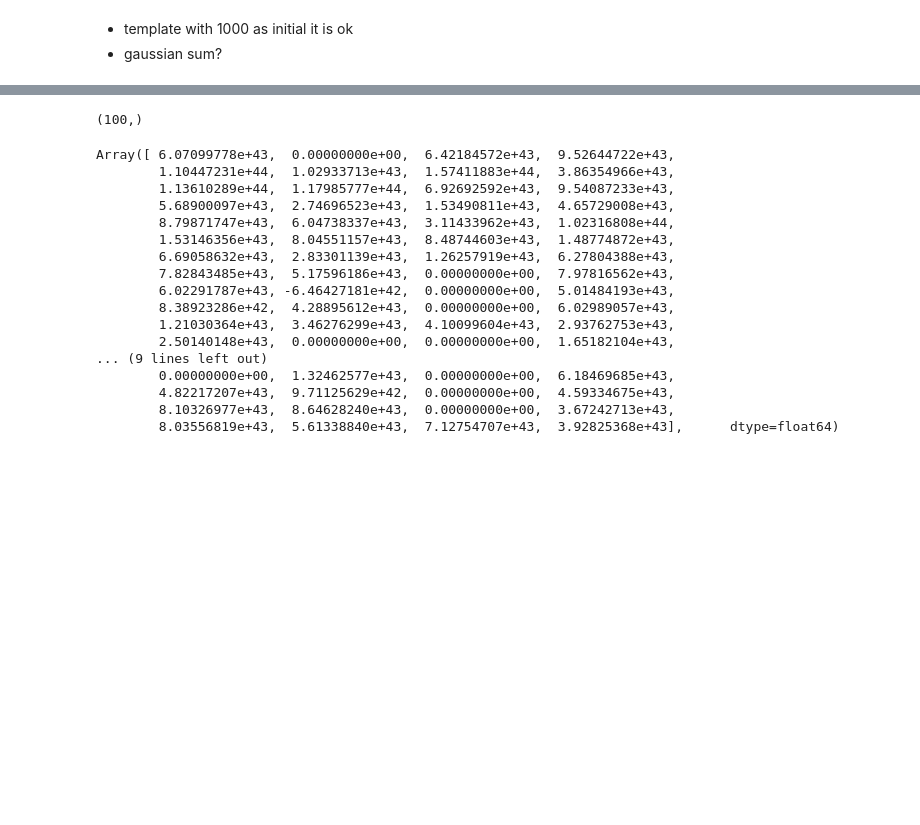
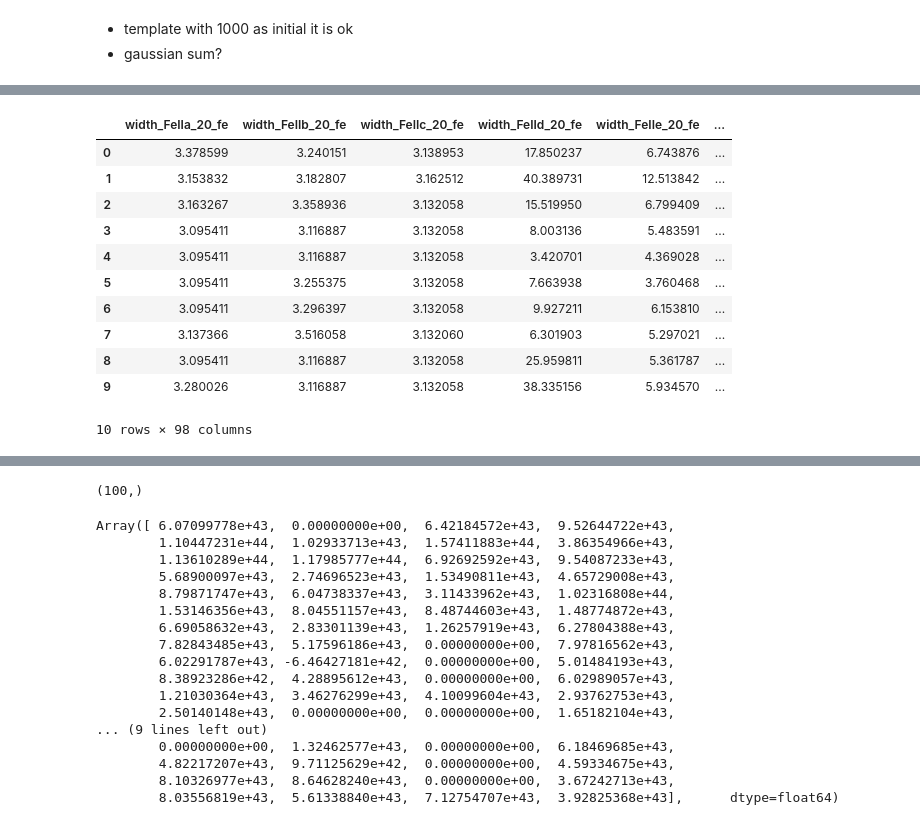
Before and after one commit to felavila/sheap, a Jupyter notebook: notebooks/building_complex_regions.ipynb, the cells around one changed output, grey strips where cells are left out. Drawn from its saved outputs; the diff is of its cells as text; code cells hidden in the pictures; blank space fills up the shorter version.

```diff
--- a/notebooks/building_complex_regions.ipynb
+++ b/notebooks/building_complex_regions.ipynb
@@ -181 +130,16 @@ plt.plot(spectra_reshaped[0,1,:])
+# %%
+Hbeta_class.panda_params[[i for i in Hbeta_class.panda_params.columns if "fe" in i and "width" in i]]
+# %% [output]
+|  | width_FeIIa_20_fe | width_FeIIb_20_fe | width_FeIIc_20_fe | width_FeIId_20_fe | width_FeIIe_20_fe | ... |
+| 0 | 3.378599 | 3.240151 | 3.138953 | 17.850237 | 6.743876 | ... |
+| 1 | 3.153832 | 3.182807 | 3.162512 | 40.389731 | 12.513842 | ... |
+| 2 | 3.163267 | 3.358936 | 3.132058 | 15.519950 | 6.799409 | ... |
+| 3 | 3.095411 | 3.116887 | 3.132058 | 8.003136 | 5.483591 | ... |
+| 4 | 3.095411 | 3.116887 | 3.132058 | 3.420701 | 4.369028 | ... |
+| 5 | 3.095411 | 3.255375 | 3.132058 | 7.663938 | 3.760468 | ... |
+| 6 | 3.095411 | 3.296397 | 3.132058 | 9.927211 | 6.153810 | ... |
+| 7 | 3.137366 | 3.516058 | 3.132060 | 6.301903 | 5.297021 | ... |
+| 8 | 3.095411 | 3.116887 | 3.132058 | 25.959811 | 5.361787 | ... |
+| 9 | 3.280026 | 3.116887 | 3.132058 | 38.335156 | 5.934570 | ... |
+10 rows × 98 columns
 # %%
```
Also changed, not shown: parts of 38 cells of this notebook, 7 other files.
